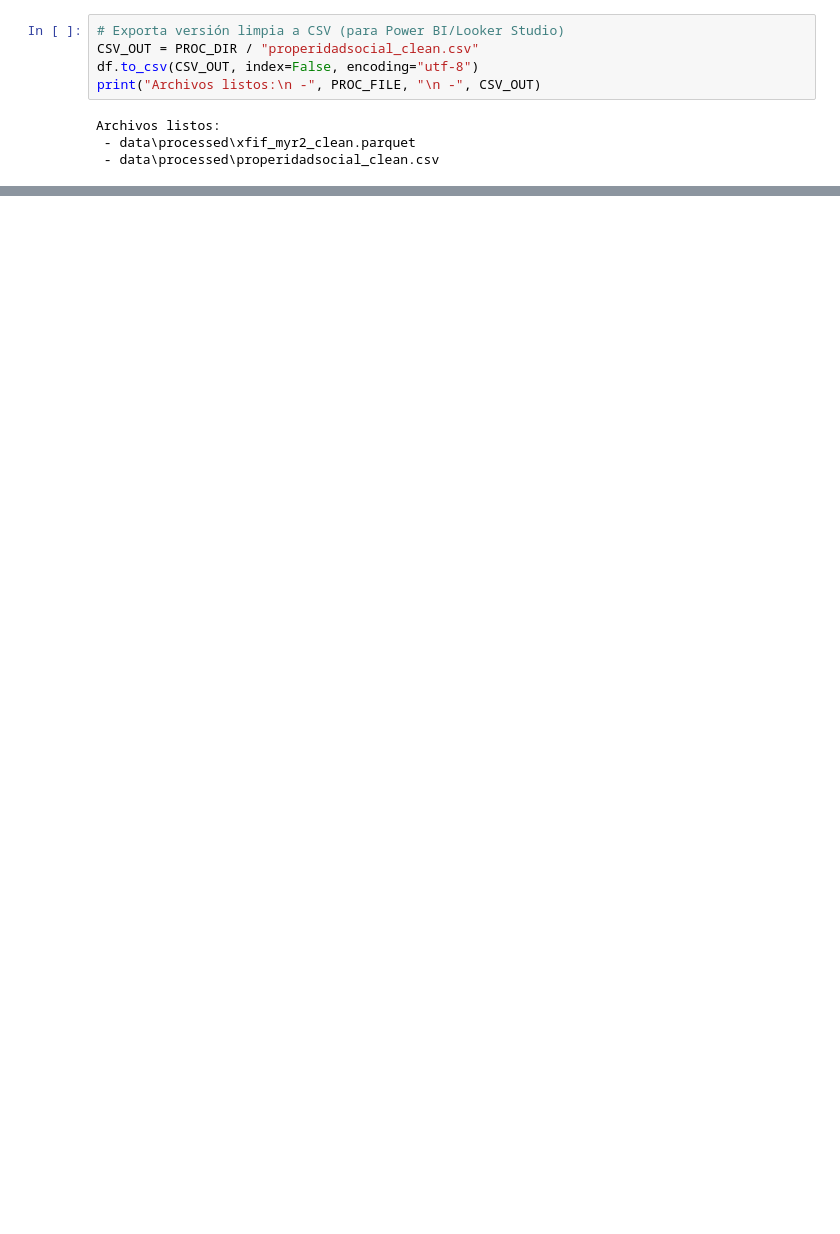
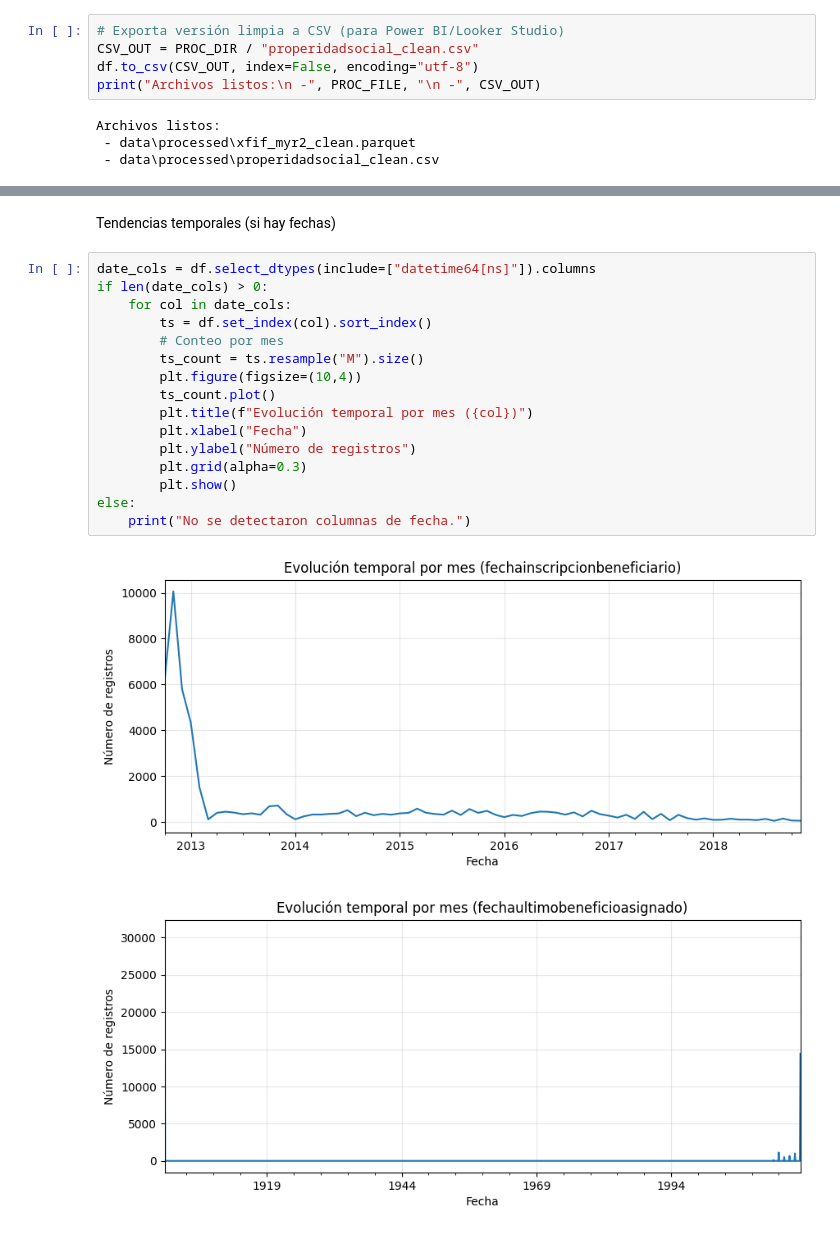
Before and after one commit to angelplaza707/USanJose, a Jupyter notebook: api_prosperidadsocial.ipynb, the cells around one changed output, grey strips where cells are left out. Saved outputs shown, nothing was run; the diff lists cells and outputs as text; blank space fills up the shorter version.

```diff
--- a/api_prosperidadsocial.ipynb
+++ b/api_prosperidadsocial.ipynb
@@ -335,0 +454,21 @@ Archivos listos:
+# %% [markdown]
+Tendencias temporales (si hay fechas)
+# %%
+date_cols = df.select_dtypes(include=["datetime64[ns]"]).columns
+if len(date_cols) > 0:
+    for col in date_cols:
+        ts = df.set_index(col).sort_index()
+        # Conteo por mes
+        ts_count = ts.resample("M").size()
+        plt.figure(figsize=(10,4))
+        ts_count.plot()
+        plt.title(f"Evolución temporal por mes ({col})")
+        plt.xlabel("Fecha")
+        plt.ylabel("Número de registros")
+        plt.grid(alpha=0.3)
+        plt.show()
+else:
+    print("No se detectaron columnas de fecha.")
+# %% [output]
+[figure, added]
+[figure, added]
```
Also changed, not shown: parts of 21 cells of this notebook.
